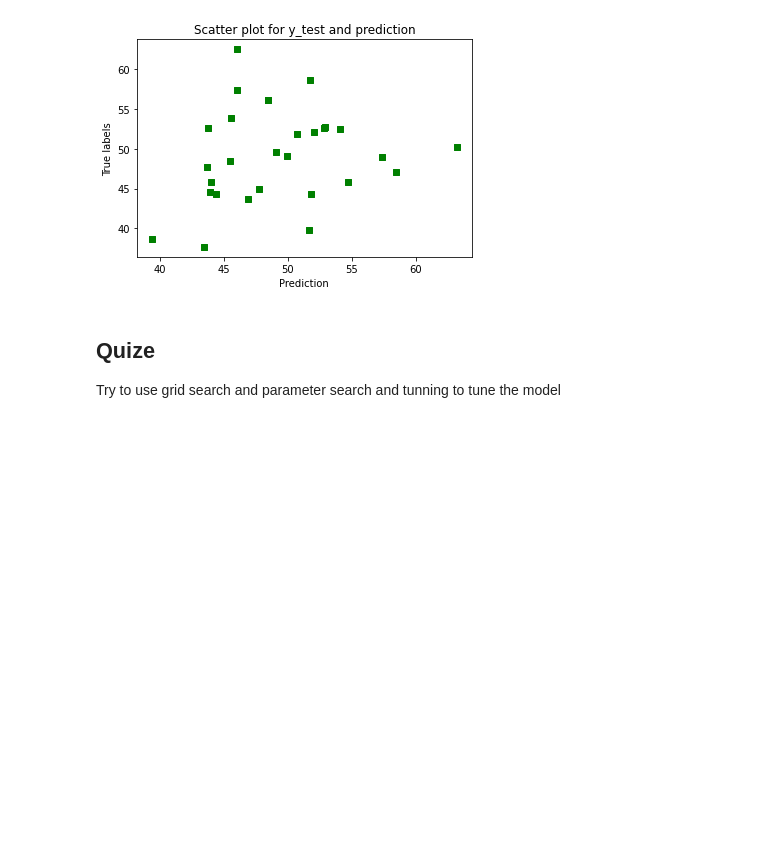
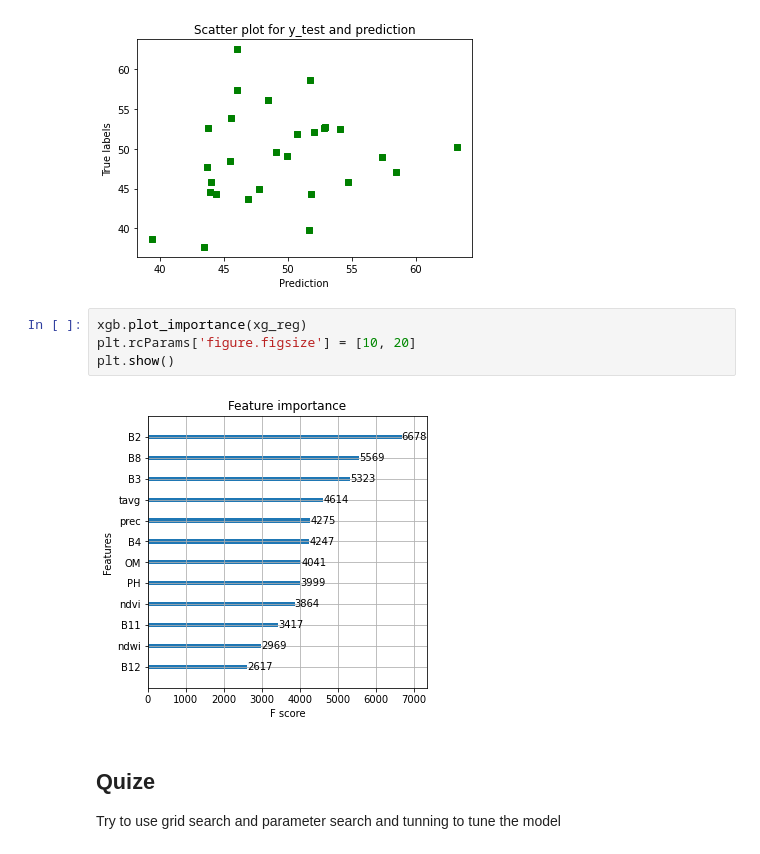
Before and after one commit to developmentseed/sat-ml-training, a Jupyter notebook: _notebooks/2020-07-29-Crop_yield_modeling_with_XGBoost.ipynb, the cells around one changed output. Saved outputs shown, nothing was run; the diff lists cells and outputs as text; blank space fills up the shorter version.

```diff
--- a/_notebooks/2020-07-29-Crop_yield_modeling_with_XGBoost.ipynb
+++ b/_notebooks/2020-07-29-Crop_yield_modeling_with_XGBoost.ipynb
@@ -501,6 +506,12 @@ plt.ylabel("True labels")
 plt.show()
 # %% [output]
 [figure]
+# %%
+xgb.plot_importance(xg_reg)
+plt.rcParams['figure.figsize'] = [10, 20]
+plt.show()
+# %% [output]
+[figure, added]
 # %% [markdown]
 ## **Quize**
 
```
Also changed, not shown: parts of 2 cells of this notebook.
